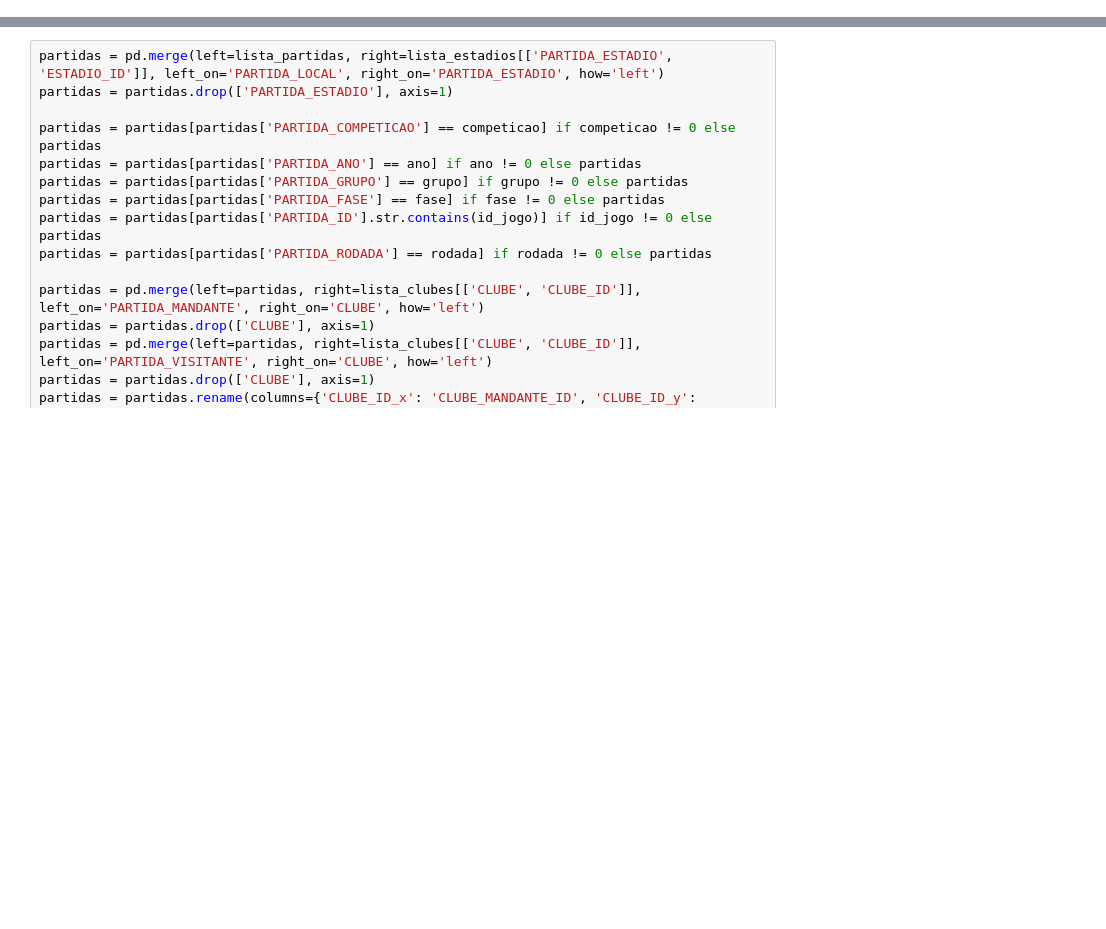
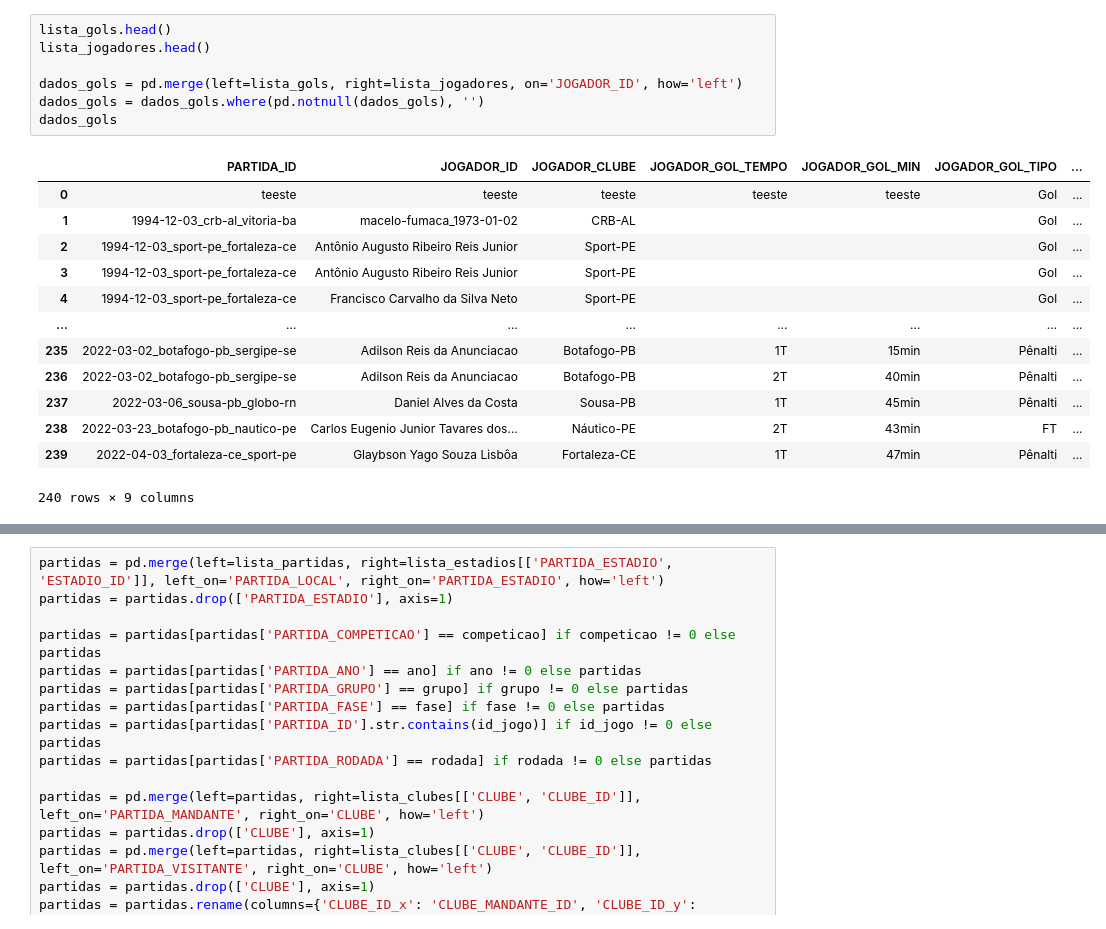
Before and after one commit to PericlesSavio/API_PE, a Jupyter notebook: teste2.ipynb, the cells around one changed output, grey strips where cells are left out. Saved outputs shown, nothing was run; the diff lists cells and outputs as text; blank space fills up the shorter version.

```diff
--- a/teste2.ipynb
+++ b/teste2.ipynb
@@ -77,0 +132,21 @@ clube = 0
+# %%
+lista_gols.head()
+lista_jogadores.head()
+
+dados_gols = pd.merge(left=lista_gols, right=lista_jogadores, on='JOGADOR_ID', how='left')
+dados_gols = dados_gols.where(pd.notnull(dados_gols), '')
+dados_gols
+# %% [output]
+|  | PARTIDA_ID | JOGADOR_ID | JOGADOR_CLUBE | JOGADOR_GOL_TEMPO | JOGADOR_GOL_MIN | JOGADOR_GOL_TIPO | ... |
+| 0 | teeste | teeste | teeste | teeste | teeste | Gol | ... |
+| 1 | 1994-12-03_crb-al_vitoria-ba | macelo-fumaca_1973-01-02 | CRB-AL |  |  | Gol | ... |
+| 2 | 1994-12-03_sport-pe_fortaleza-ce | Antônio Augusto Ribeiro Reis Junior | Sport-PE |  |  | Gol | ... |
+| 3 | 1994-12-03_sport-pe_fortaleza-ce | Antônio Augusto Ribeiro Reis Junior | Sport-PE |  |  | Gol | ... |
+| 4 | 1994-12-03_sport-pe_fortaleza-ce | Francisco Carvalho da Silva Neto | Sport-PE |  |  | Gol | ... |
+| ... | ... | ... | ... | ... | ... | ... | ... |
+| 235 | 2022-03-02_botafogo-pb_sergipe-se | Adilson Reis da Anunciacao | Botafogo-PB | 1T | 15min | Pênalti | ... |
+| 236 | 2022-03-02_botafogo-pb_sergipe-se | Adilson Reis da Anunciacao | Botafogo-PB | 2T | 40min | Pênalti | ... |
+| 237 | 2022-03-06_sousa-pb_globo-rn | Daniel Alves da Costa | Sousa-PB | 1T | 45min | Pênalti | ... |
+| 238 | 2022-03-23_botafogo-pb_nautico-pe | Carlos Eugenio Junior Tavares dos... | Náutico-PE | 2T | 43min | FT | ... |
+| 239 | 2022-04-03_fortaleza-ce_sport-pe | Glaybson Yago Souza Lisbôa | Fortaleza-CE | 1T | 47min | Pênalti | ... |
+240 rows × 9 columns
```
Also changed, not shown: parts of 5 cells of this notebook, 4 other files.
